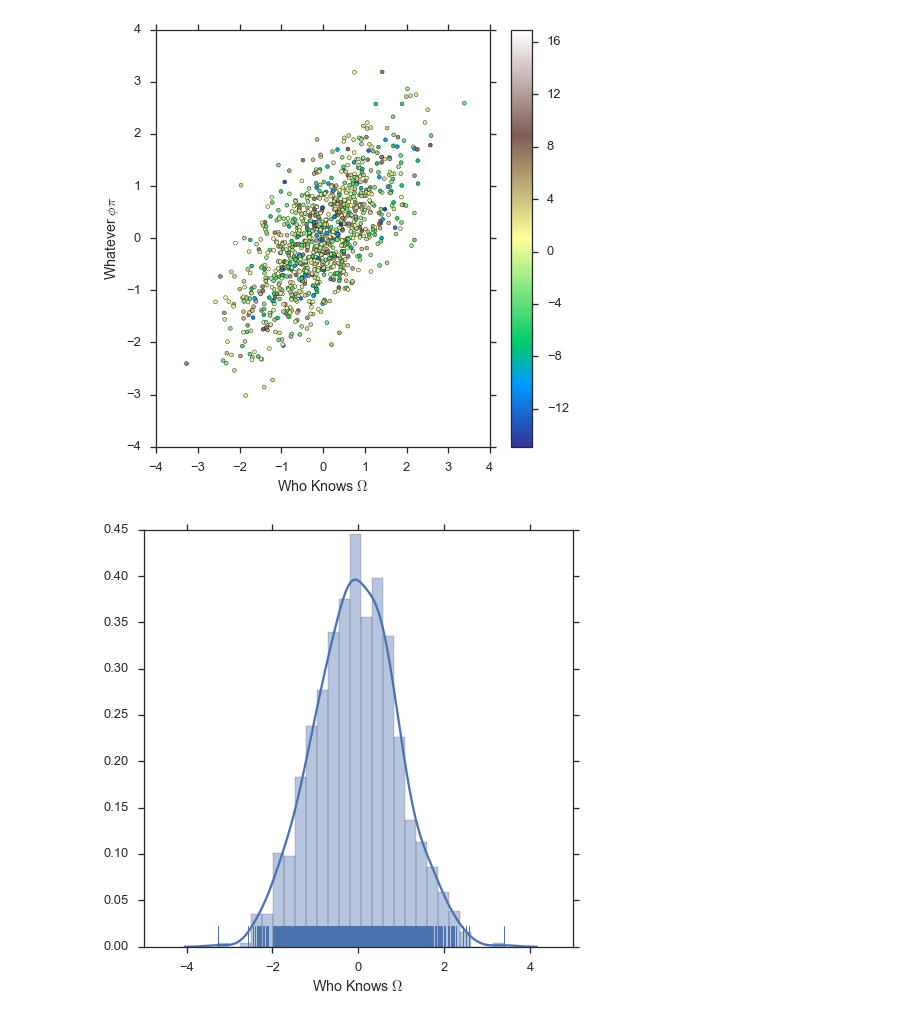
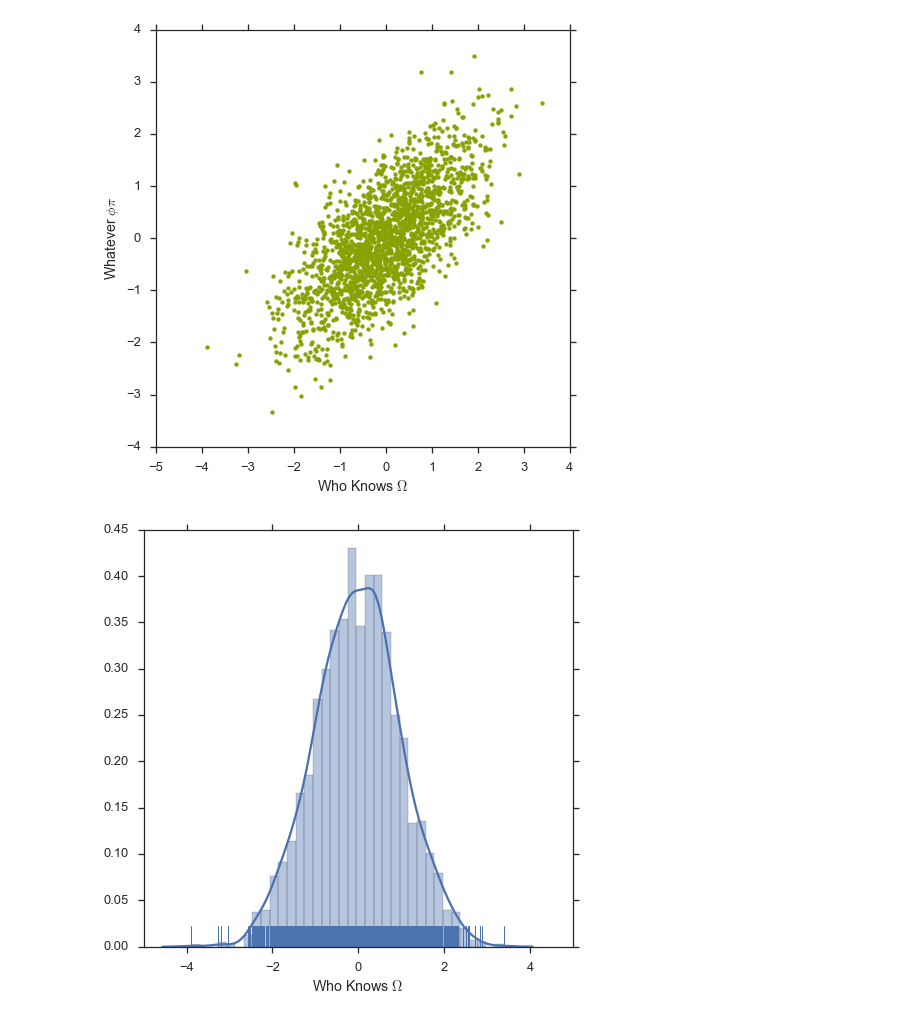
Before and after one commit to m-samland/meetpy, a Jupyter notebook: sborn.ipynb, the cells around one changed output. Saved outputs shown, nothing was run; the diff lists cells and outputs as text; code cells hidden in the pictures.

```diff
--- a/sborn.ipynb
+++ b/sborn.ipynb
@@ -32,7 +33,7 @@ rs = np.random.RandomState(42)
 # Parameters needed to generate the 2D Gaussian
 mean = [0, 0]
 cov = [(1, .7), (.7, 1)]
-x1, x2 = rs.multivariate_normal(mean, cov, 1000).T
+x1, x2 = rs.multivariate_normal(mean, cov, 2000).T
 
 # This is just because seaborn can read axis names from panda object
 x1 = pd.Series(x1, name='Who Knows $\Omega$')
@@ -40,22 +41,22 @@ x2 = pd.Series(x2, name='Whatever $\phi \pi$')
 # %%
 #==============================================================================
 # Plot generated points
 #==============================================================================
 
 f1 = plt.figure(figsize=(7,7))
-#plt.scatter(x1, x2, marker='o', s=15, color=color)
+plt.scatter(x1, x2, marker='o', s=15, color=color)
 
 # With colorbar based on a third array
-x3 = np.random.normal(loc=0, scale=5, size=len(x1))
-plt.scatter(x1, x2, marker='o', s=15, c=x3, cmap=cm.terrain)
+#x3 = np.random.normal(loc=0, scale=5, size=len(x1))
+#plt.scatter(x1, x2, marker='o', s=15, c=x3, cmap=cm.terrain)
+#plt.colorbar()
 
-plt.colorbar()
 plt.xlabel(x1.name)
 plt.ylabel(x2.name)
 f1.tight_layout()
 plt.show()
 # %% [output]
-[figure, old version]
+[figure, new version]
 # %%
 #==============================================================================
 # A marginal distribution
@@ -65,7 +66,7 @@ f2 = plt.figure(figsize=(7,7))
 sns.distplot(x1, rug=True, hist=True, kde=True, norm_hist=True)
 f2.tight_layout()
 # %% [output]
-[figure, old version]
+[figure, new version]
 # %%
 #==============================================================================
 # Joint and marginal distribtuions in one
```
Also changed, not shown: parts of 2 cells of this notebook, 1 other file.
